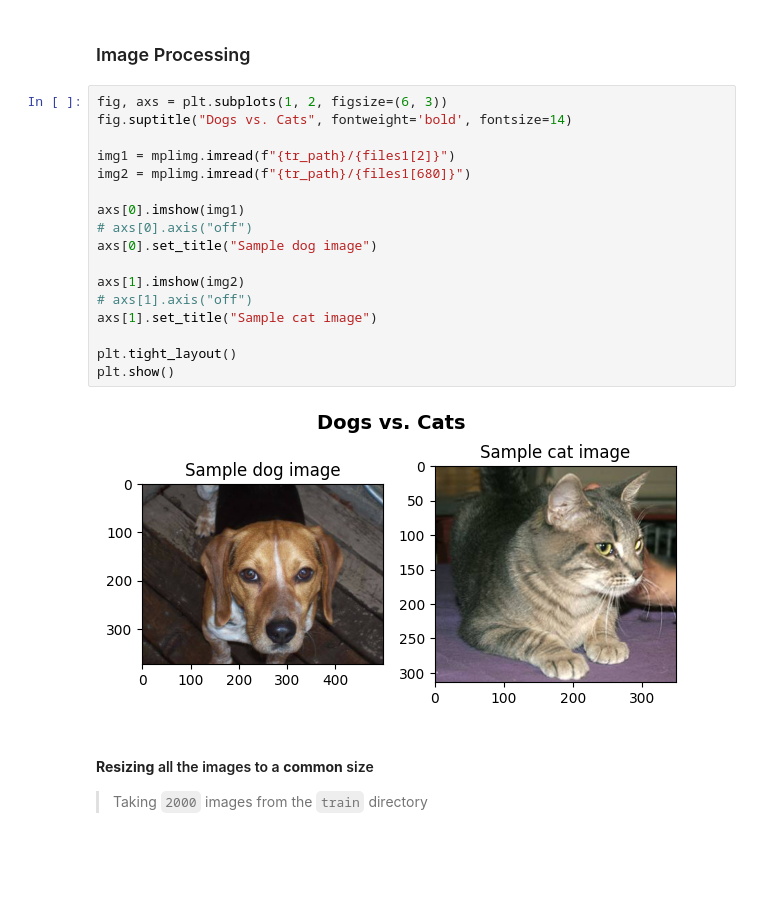
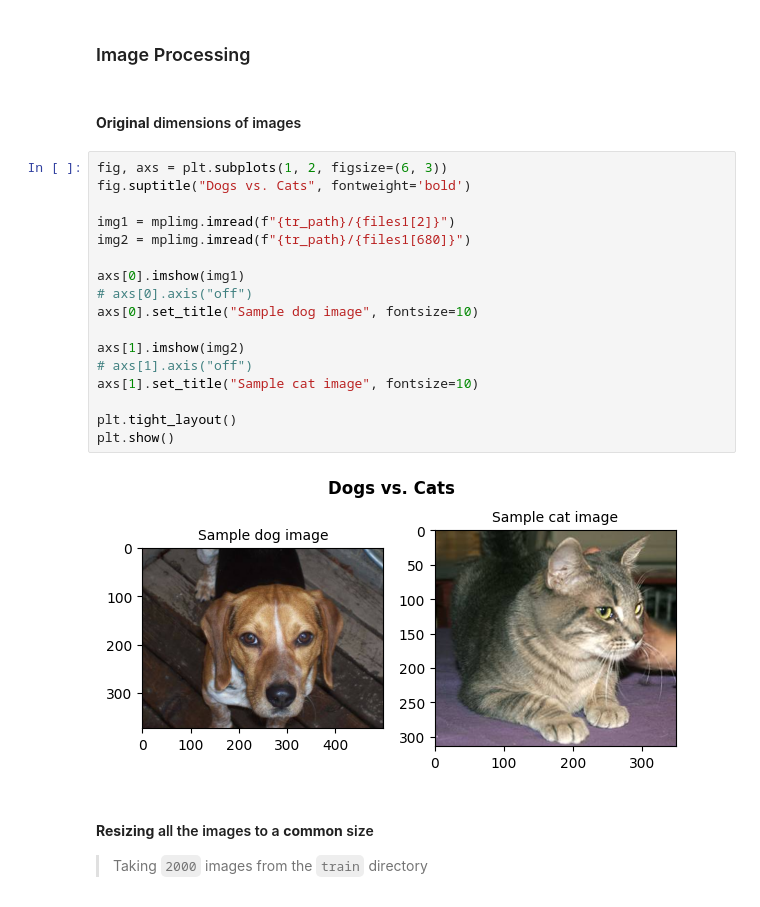
Before and after one commit to nirmit27/ds-and-ml, a Jupyter notebook: DL/Dogs_vs_Cats.ipynb, the cells around one changed output. Saved outputs shown, nothing was run; the diff lists cells and outputs as text; blank space fills up the shorter version.

```diff
--- a/DL/Dogs_vs_Cats.ipynb
+++ b/DL/Dogs_vs_Cats.ipynb
@@ -82,25 +85,27 @@ Number of TRAINING images : 25000
 Number of TESTING images : 12500
 # %% [markdown]
 ### Image Processing
+# %% [markdown]
+#### **Original** dimensions of images
 # %%
 fig, axs = plt.subplots(1, 2, figsize=(6, 3))
-fig.suptitle("Dogs vs. Cats", fontweight='bold', fontsize=14)
+fig.suptitle("Dogs vs. Cats", fontweight='bold')
 
 img1 = mplimg.imread(f"{tr_path}/{files1[2]}")
 img2 = mplimg.imread(f"{tr_path}/{files1[680]}")
 
 axs[0].imshow(img1)
 # axs[0].axis("off")
-axs[0].set_title("Sample dog image")
+axs[0].set_title("Sample dog image", fontsize=10)
 
 axs[1].imshow(img2)
 # axs[1].axis("off")
-axs[1].set_title("Sample cat image")
+axs[1].set_title("Sample cat image", fontsize=10)
 
 plt.tight_layout()
 plt.show()
 # %% [output]
-[figure, old version]
+[figure, new version]
 # %% [markdown]
 #### **Resizing** all the images to a **common** size
 > Taking `2000` images from the `train` directory
```
Also changed, not shown: parts of 8 cells of this notebook.
